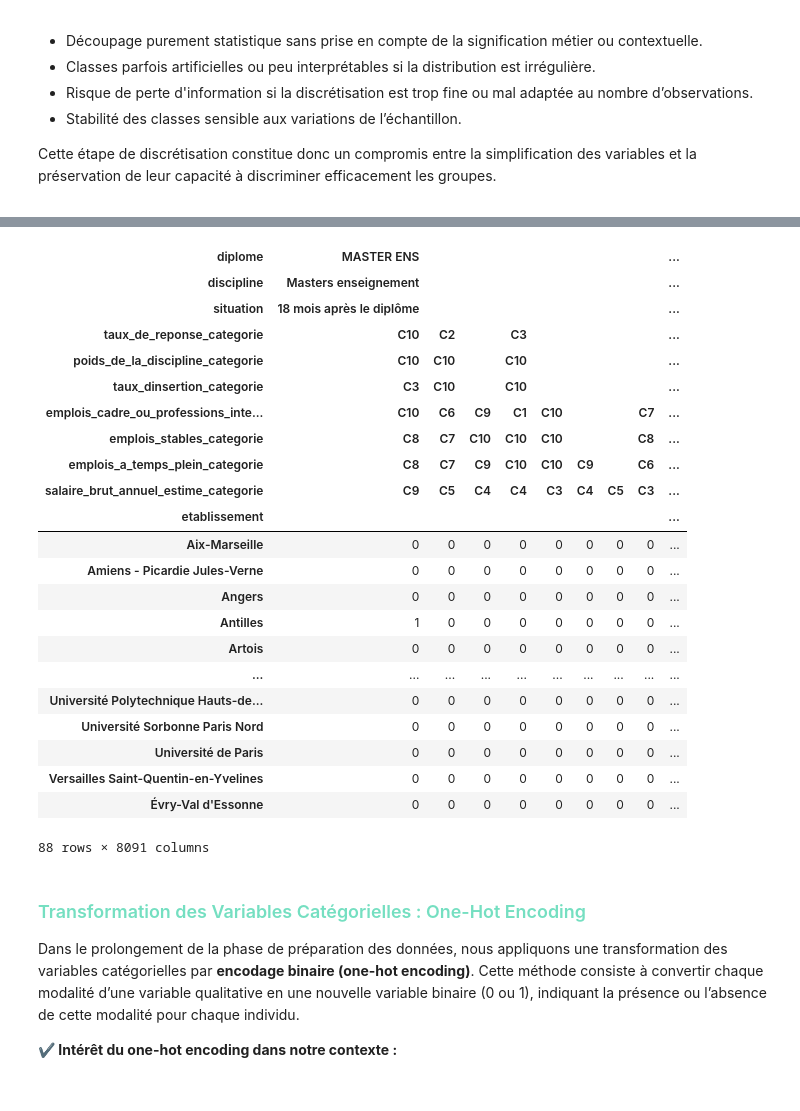
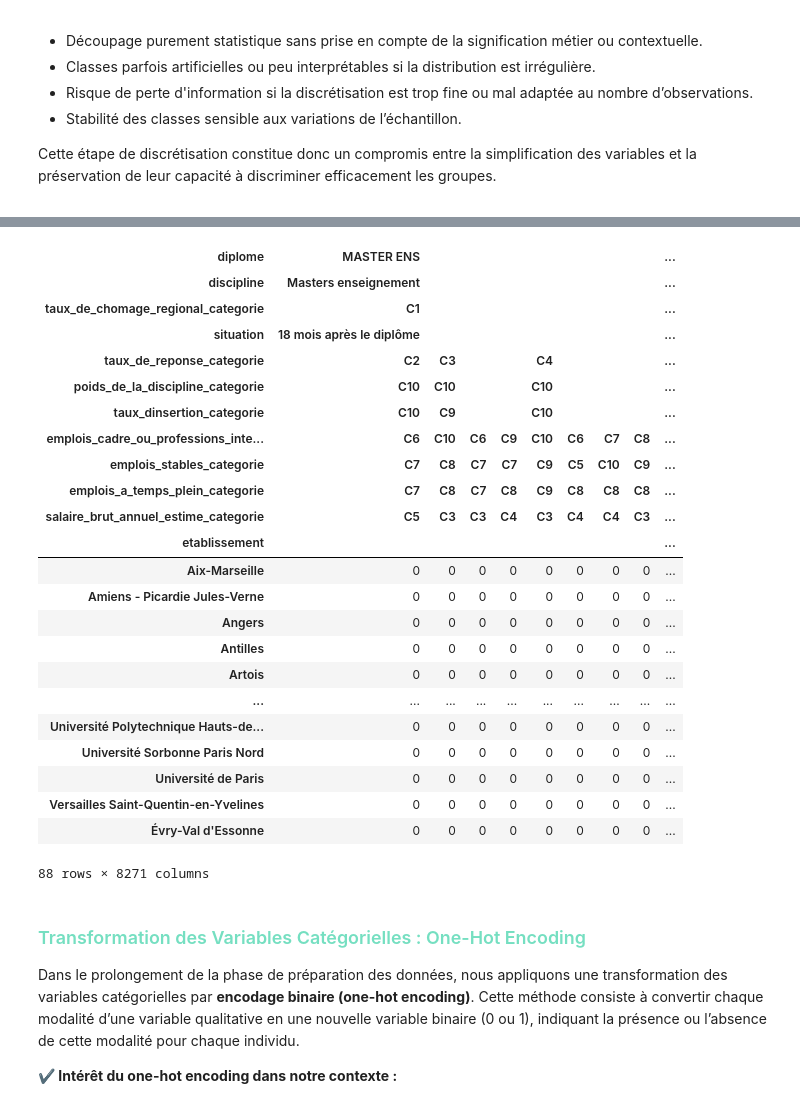
Before and after one commit to aduayom/afd-universites-france, a Jupyter notebook: main.ipynb, the cells around one changed output, grey strips where cells are left out. Saved outputs shown, nothing was run; the diff lists cells and outputs as text; code cells hidden in the pictures.

```diff
--- a/main.ipynb
+++ b/main.ipynb
@@ -263,28 +263,29 @@ See the caveats in the documentation: https://pandas.pydata.org/pandas-docs/stab
 | 5 | MASTER LMD | Sorbonne Université | Autres sciences, technologies et ... | 18 mois après le diplôme | C4 | C3 | ... |
 # %%
 # Création de la table de contingence
-df_crosstab = pd.crosstab(data_categorise["etablissement"], [data_categorise["diplome"], data_categorise["discipline"],
+df_crosstab = pd.crosstab(data_categorise["etablissement"], [data_categorise["diplome"], data_categorise["discipline"], data_categorise["taux_de_chomage_regional_categorie"],
                                                              data_categorise["situation"], data_categorise["taux_de_reponse_categorie"],
                                                              data_categorise["poids_de_la_discipline_categorie"], data_categorise["taux_dinsertion_categorie"],
                                                              data_categorise["emplois_cadre_ou_professions_intermediaires_categorie"], data_categorise["emplois_stables_categorie"],
                                                              data_categorise["emplois_a_temps_plein_categorie"], data_categorise["salaire_brut_annuel_estime_categorie"]])
 df_crosstab
 # %% [output]
 | diplome | MASTER ENS |  |  |  |  |  |  |  | ... |
 | discipline | Masters enseignement |  |  |  |  |  |  |  | ... |
+| taux_de_chomage_regional_categorie | C1 |  |  |  |  |  |  |  | ... |
 | situation | 18 mois après le diplôme |  |  |  |  |  |  |  | ... |
-| taux_de_reponse_categorie | C10 | C2 |  | C3 |  |  |  |  | ... |
-| poids_de_la_discipline_categorie | C10 | C10 |  | C10 |  |  |  |  | ... |
-| taux_dinsertion_categorie | C3 | C10 |  | C10 |  |  |  |  | ... |
-| emplois_cadre_ou_professions_inte... | C10 | C6 | C9 | C1 | C10 |  |  | C7 | ... |
-| emplois_stables_categorie | C8 | C7 | C10 | C10 | C10 |  |  | C8 | ... |
-| emplois_a_temps_plein_categorie | C8 | C7 | C9 | C10 | C10 | C9 |  | C6 | ... |
-| salaire_brut_annuel_estime_categorie | C9 | C5 | C4 | C4 | C3 | C4 | C5 | C3 | ... |
+| taux_de_reponse_categorie | C2 | C3 |  |  | C4 |  |  |  | ... |
+| poids_de_la_discipline_categorie | C10 | C10 |  |  | C10 |  |  |  | ... |
+| taux_dinsertion_categorie | C10 | C9 |  |  | C10 |  |  |  | ... |
+| emplois_cadre_ou_professions_inte... | C6 | C10 | C6 | C9 | C10 | C6 | C7 | C8 | ... |
+| emplois_stables_categorie | C7 | C8 | C7 | C7 | C9 | C5 | C10 | C9 | ... |
+| emplois_a_temps_plein_categorie | C7 | C8 | C7 | C8 | C9 | C8 | C8 | C8 | ... |
+| salaire_brut_annuel_estime_categorie | C5 | C3 | C3 | C4 | C3 | C4 | C4 | C3 | ... |
 | etablissement |  |  |  |  |  |  |  |  | ... |
 | Aix-Marseille | 0 | 0 | 0 | 0 | 0 | 0 | 0 | 0 | ... |
 | Amiens - Picardie Jules-Verne | 0 | 0 | 0 | 0 | 0 | 0 | 0 | 0 | ... |
 | Angers | 0 | 0 | 0 | 0 | 0 | 0 | 0 | 0 | ... |
-| Antilles | 1 | 0 | 0 | 0 | 0 | 0 | 0 | 0 | ... |
+| Antilles | 0 | 0 | 0 | 0 | 0 | 0 | 0 | 0 | ... |
 | Artois | 0 | 0 | 0 | 0 | 0 | 0 | 0 | 0 | ... |
 | ... | ... | ... | ... | ... | ... | ... | ... | ... | ... |
 | Université Polytechnique Hauts-de... | 0 | 0 | 0 | 0 | 0 | 0 | 0 | 0 | ... |
@@ -292,7 +293,7 @@ df_crosstab
 | Université de Paris | 0 | 0 | 0 | 0 | 0 | 0 | 0 | 0 | ... |
 | Versailles Saint-Quentin-en-Yvelines | 0 | 0 | 0 | 0 | 0 | 0 | 0 | 0 | ... |
 | Évry-Val d'Essonne | 0 | 0 | 0 | 0 | 0 | 0 | 0 | 0 | ... |
-88 rows × 8091 columns
+88 rows × 8271 columns
 # %%
 import plotly.express as px
 import pandas as pd
```
